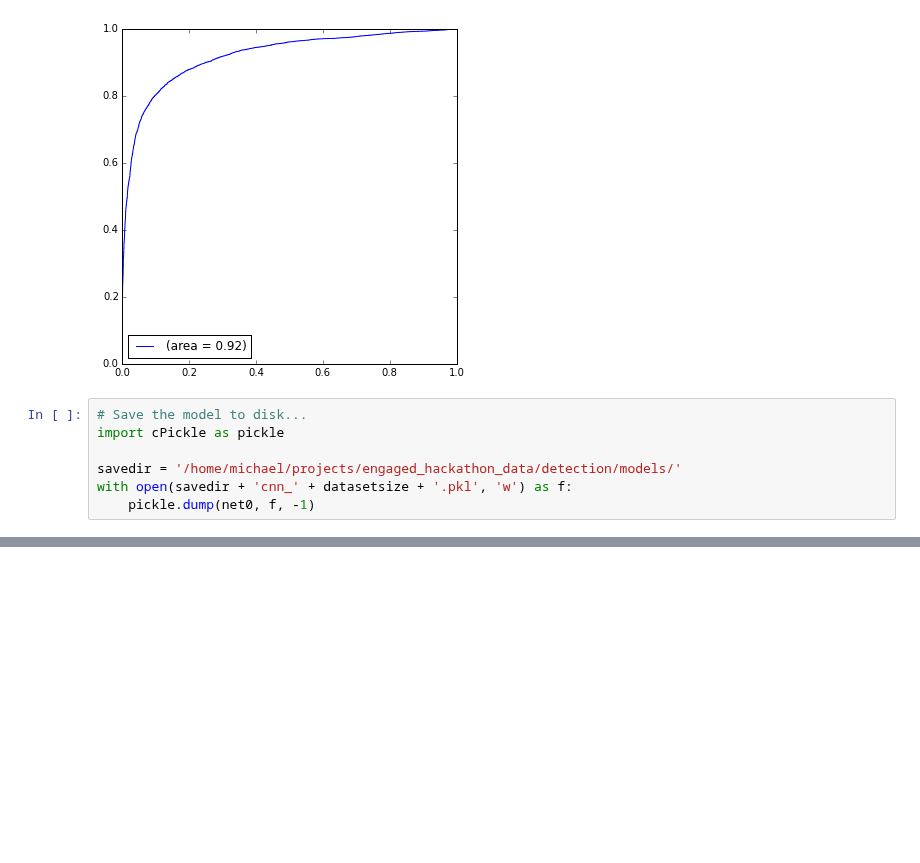
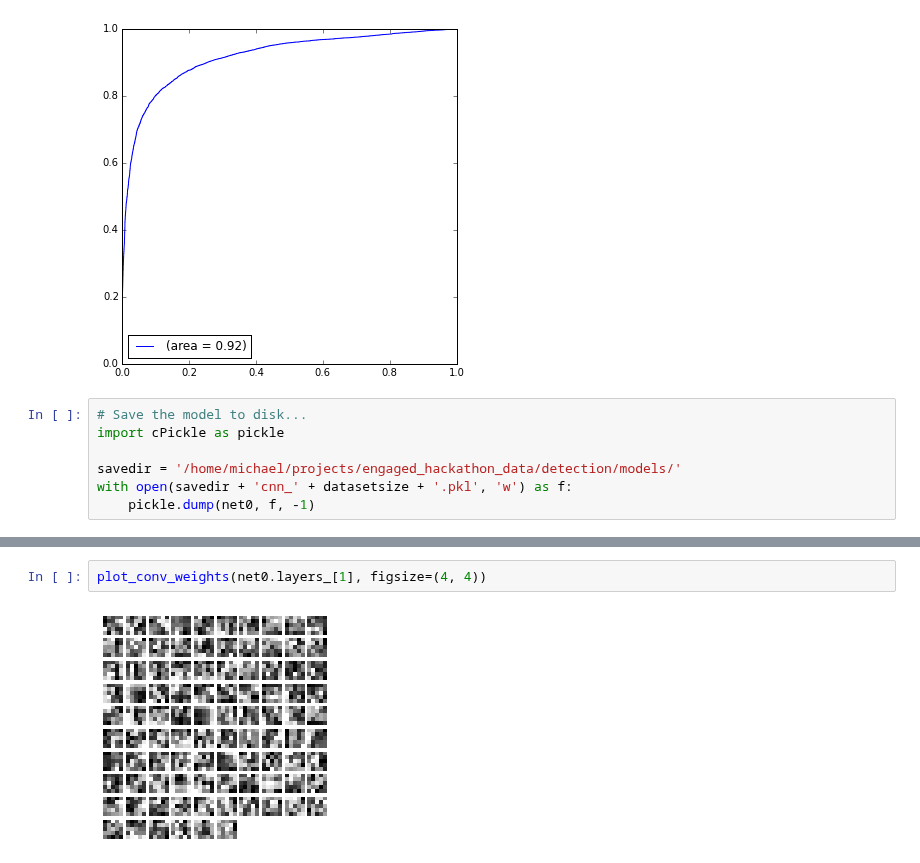
Before and after one commit to mdfirman/CityNet, a Jupyter notebook: notebooks/detection/Biotic CNN.ipynb, the cells around one changed output, grey strips where cells are left out. Saved outputs shown, nothing was run; the diff lists cells and outputs as text; blank space fills up the shorter version.

```diff
--- a/notebooks/detection/Biotic CNN.ipynb
+++ b/notebooks/detection/Biotic CNN.ipynb
@@ -178,0 +191,4 @@ with open(savedir + 'cnn_' + datasetsize + '.pkl', 'w') as f:
+# %%
+plot_conv_weights(net0.layers_[1], figsize=(4, 4))
+# %% [output]
+[figure, added]
```
Also changed, not shown: parts of 8 cells of this notebook.
